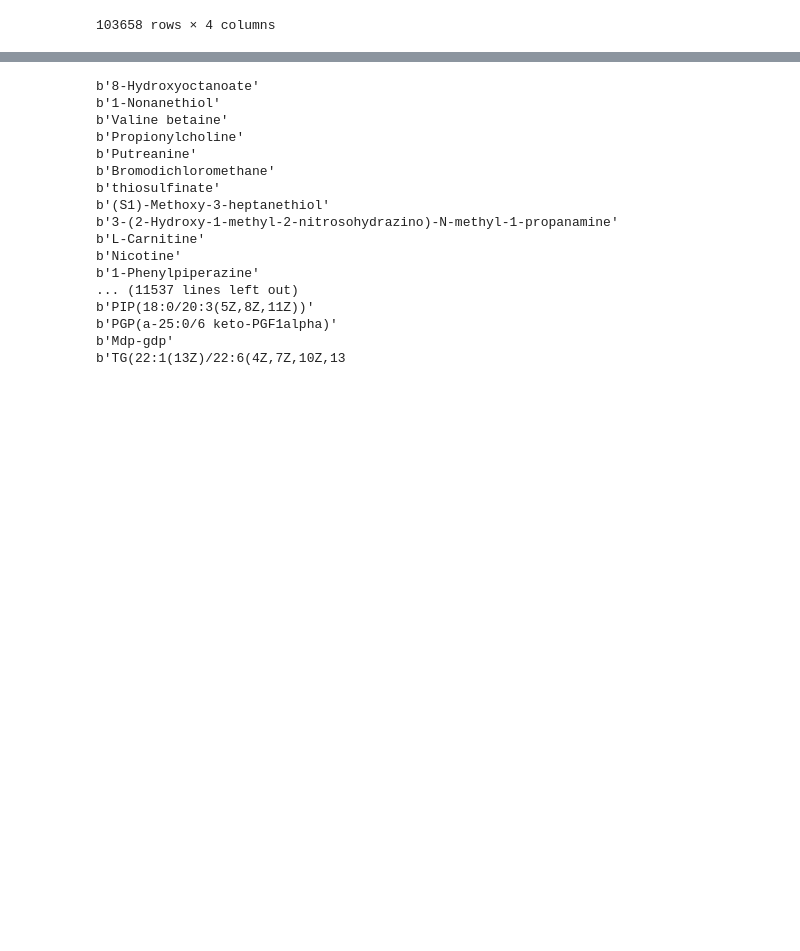
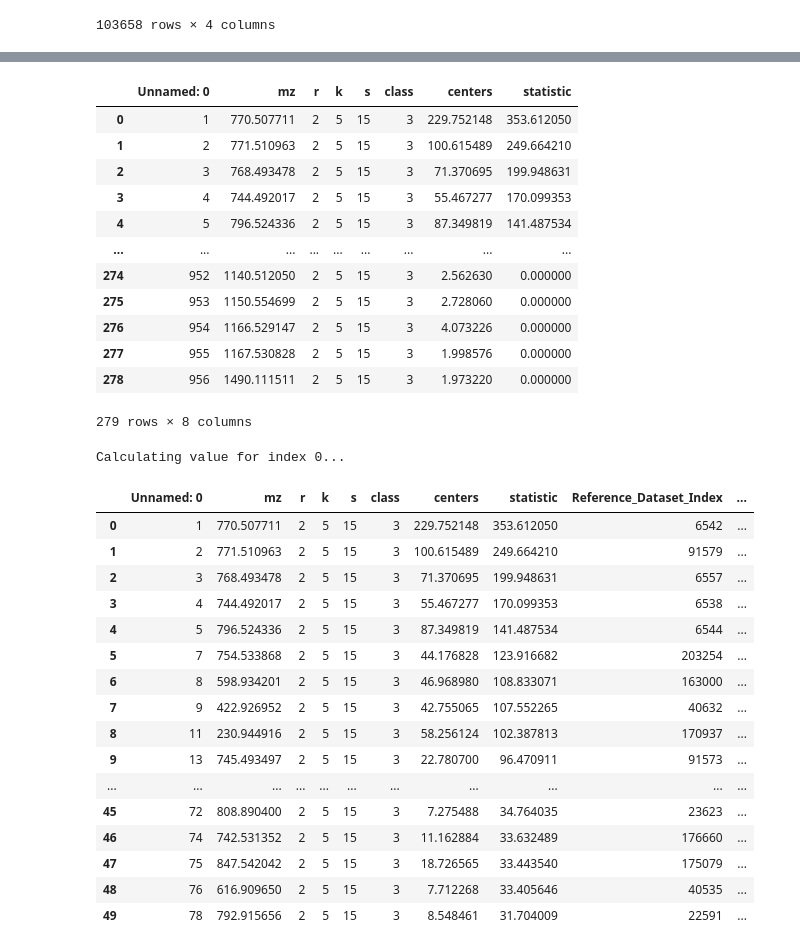
Before and after one commit to agc888/Nguyen_Lab, a Jupyter notebook: Spatial_Metabolomics/HMDB_Metabolites_Paser.ipynb, the cells around one changed output, grey strips where cells are left out. Saved outputs shown, nothing was run; the diff lists cells and outputs as text; code cells hidden in the pictures; blank space fills up the shorter version.

```diff
--- a/Spatial_Metabolomics/HMDB_Metabolites_Paser.ipynb
+++ b/Spatial_Metabolomics/HMDB_Metabolites_Paser.ipynb
@@ -225,22 +236,58 @@ annotations = pd.read_csv("/QRISdata/Q1851/Andrew_C/Metabolomics/run1_annotation
 # %%
-
-for met in annotations["Metabolite"].unique():
-    print(met)
+T2_tumour_peaks = pd.read_csv("/QRISdata/Q1851/Andrew_C/Metabolomics/Analysis/T2/T2_tumour_peaks.csv")
+T2_tumour_peaks
 # %% [output]
+|  | Unnamed: 0 | mz | r | k | s | class | centers | statistic |
+| 0 | 1 | 770.507711 | 2 | 5 | 15 | 3 | 229.752148 | 353.612050 |
+| 1 | 2 | 771.510963 | 2 | 5 | 15 | 3 | 100.615489 | 249.664210 |
+| 2 | 3 | 768.493478 | 2 | 5 | 15 | 3 | 71.370695 | 199.948631 |
+| 3 | 4 | 744.492017 | 2 | 5 | 15 | 3 | 55.467277 | 170.099353 |
+| 4 | 5 | 796.524336 | 2 | 5 | 15 | 3 | 87.349819 | 141.487534 |
+| ... | ... | ... | ... | ... | ... | ... | ... | ... |
+| 274 | 952 | 1140.512050 | 2 | 5 | 15 | 3 | 2.562630 | 0.000000 |
+| 275 | 953 | 1150.554699 | 2 | 5 | 15 | 3 | 2.728060 | 0.000000 |
+| 276 | 954 | 1166.529147 | 2 | 5 | 15 | 3 | 4.073226 | 0.000000 |
+| 277 | 955 | 1167.530828 | 2 | 5 | 15 | 3 | 1.998576 | 0.000000 |
+| 278 | 956 | 1490.111511 | 2 | 5 | 15 | 3 | 1.973220 | 0.000000 |
-b'8-Hydroxyoctanoate'
-b'1-Nonanethiol'
-b'Valine betaine'
-b'Propionylcholine'
-b'Putreanine'
-b'Bromodichloromethane'
-b'thiosulfinate'
-b'(S1)-Methoxy-3-heptanethiol'
-b'3-(2-Hydroxy-1-methyl-2-nitrosohydrazino)-N-methyl-1-propanamine'
-b'L-Carnitine'
-b'Nicotine'
-b'1-Phenylpiperazine'
-... (11537 lines left out)
-b'PIP(18:0/20:3(5Z,8Z,11Z))'
-b'PGP(a-25:0/6 keto-PGF1alpha)'
-b'Mdp-gdp'
-b'TG(22:1(13Z)/22:6(4Z,7Z,10Z,13
+279 rows × 8 columns
+# %%
+top50 = T2_tumour_peaks[0:50]
+# %%
+import numpy as np
+closest_annotations = {}
+df_weights = df["monisotopic_molecular_weight"].values  # Convert the target column to a NumPy array
+
+for row in top50.index:
+    if row % 10000 == 0:
+        print(f"Calculating value for index {row}...")
+    mz = top50["mz"][row]
+    differences = np.abs(df_weights - mz)  # Calculate absolute differences in one go
+    min_value = min(differences)  # Find the index of the minimum difference
+    min_idx = list(differences).index(min_value)
+    closest_annotations[mz] = (min_idx, min_value, list(df["name"].values)[min_idx])
+# %% [output]
+Calculating value for index 0...
+# %%
+tumour_annotations = pd.DataFrame.from_dict(closest_annotations, orient='index', columns=['Reference_Dataset_Index', 'm/z_Difference', 'Metabolite'])
+tumour_annotations["mz"] = tumour_annotations.index
+tumour_annotations.index = list(range(len(tumour_annotations["mz"])))
+# %%
+merged_df=pd.merge(T2_tumour_peaks, tumour_annotations, on='mz')
+# %% [output]
+|  | Unnamed: 0 | mz | r | k | s | class | centers | statistic | Reference_Dataset_Index | ... |
+| 0 | 1 | 770.507711 | 2 | 5 | 15 | 3 | 229.752148 | 353.612050 | 6542 | ... |
+| 1 | 2 | 771.510963 | 2 | 5 | 15 | 3 | 100.615489 | 249.664210 | 91579 | ... |
+| 2 | 3 | 768.493478 | 2 | 5 | 15 | 3 | 71.370695 | 199.948631 | 6557 | ... |
+| 3 | 4 | 744.492017 | 2 | 5 | 15 | 3 | 55.467277 | 170.099353 | 6538 | ... |
+| 4 | 5 | 796.524336 | 2 | 5 | 15 | 3 | 87.349819 | 141.487534 | 6544 | ... |
+| 5 | 7 | 754.533868 | 2 | 5 | 15 | 3 | 44.176828 | 123.916682 | 203254 | ... |
+| 6 | 8 | 598.934201 | 2 | 5 | 15 | 3 | 46.968980 | 108.833071 | 163000 | ... |
+| 7 | 9 | 422.926952 | 2 | 5 | 15 | 3 | 42.755065 | 107.552265 | 40632 | ... |
+| 8 | 11 | 230.944916 | 2 | 5 | 15 | 3 | 58.256124 | 102.387813 | 170937 | ... |
+| 9 | 13 | 745.493497 | 2 | 5 | 15 | 3 | 22.780700 | 96.470911 | 91573 | ... |
+| ... | ... | ... | ... | ... | ... | ... | ... | ... | ... | ... |
+| 45 | 72 | 808.890400 | 2 | 5 | 15 | 3 | 7.275488 | 34.764035 | 23623 | ... |
+| 46 | 74 | 742.531352 | 2 | 5 | 15 | 3 | 11.162884 | 33.632489 | 176660 | ... |
+| 47 | 75 | 847.542042 | 2 | 5 | 15 | 3 | 18.726565 | 33.443540 | 175079 | ... |
+| 48 | 76 | 616.909650 | 2 | 5 | 15 | 3 | 7.712268 | 33.405646 | 40535 | ... |
+| 49 | 78 | 792.915656 | 2 | 5 | 15 | 3 | 8.548461 | 31.704009 | 22591 | ... |
```
Also changed, not shown: parts of 3 cells of this notebook, 1 other file.
